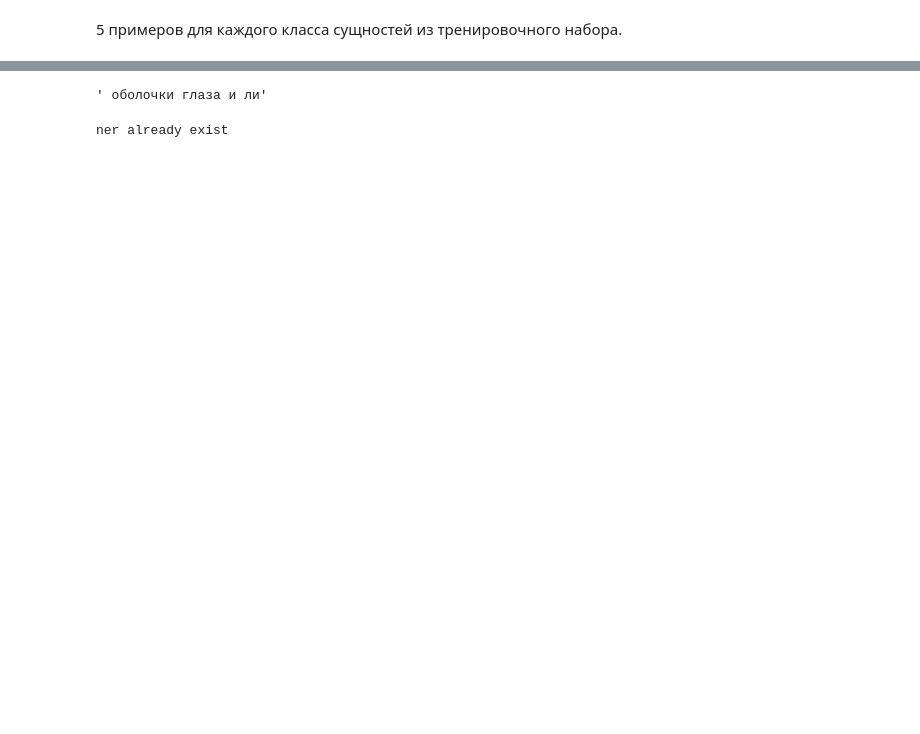
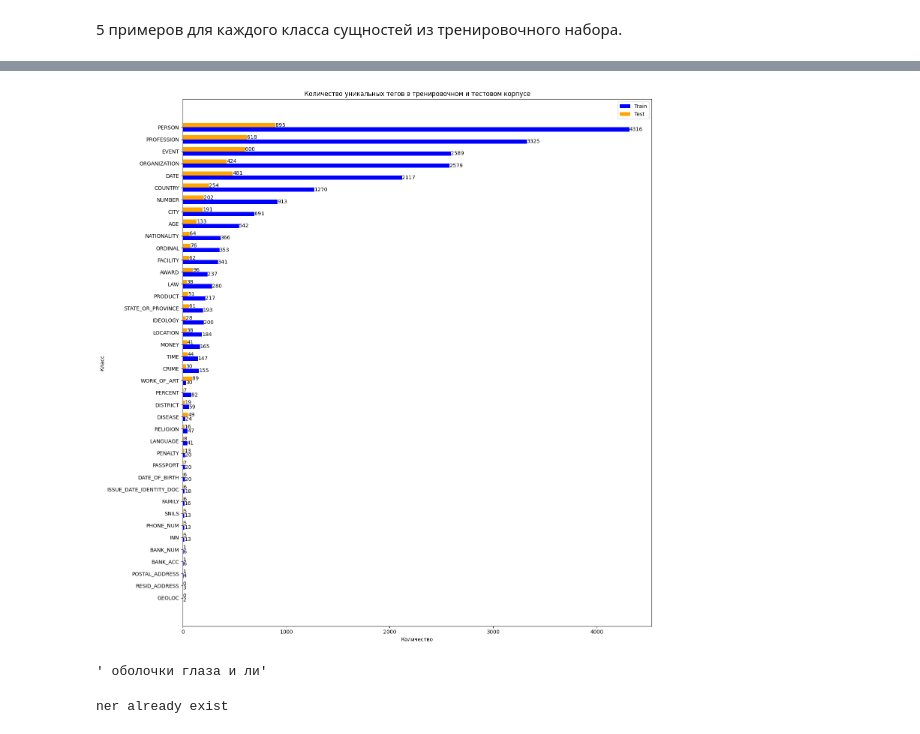
Before and after one commit to vl4xd/hse-personal-data-anonymisation, a Jupyter notebook: spacy_model.ipynb, the cells around one changed output, grey strips where cells are left out. Drawn from its saved outputs; the diff is of its cells as text; code cells hidden in the pictures; blank space fills up the shorter version.

```diff
--- a/spacy_model.ipynb
+++ b/spacy_model.ipynb
@@ -167,5 +252,8 @@ runne_train[0][0]
 # %% [markdown]
 5 примеров для каждого класса сущностей из тренировочного набора.
+# %%
+combined_train = runne_train + mistral_train
+combined_test = runne_test + mistral_test
 # %%
 entity_labels = {
 'AGE':0,
@@ -241,6 +360,7 @@ AGE:
 # %%
-def count_entity_labels(entity_labels):
-    for row in runne_train:
+def count_entity_labels(df_for_spacy):
+    entity_labels_count = {}
+    for row in df_for_spacy:
         for e in row[1]['entities']:
-                entity_labels[e[2]] += 1
-    return entity_labels
+                entity_labels_count[e[2]] = entity_labels_count.get(e[2], 0) + 1
+    return entity_labels_count
@@ -300,3 +367,57 @@ ValueError: Mime type rendering requires nbformat>=4.2.0 but it is not installed
+# %%
+count_ent_train = count_entity_labels(combined_train)
+# %%
+count_ent_test = count_entity_labels(combined_test)
+# %%
+import matplotlib.pyplot as plt
+
+# Получаем уникальные метки из обоих словарей
+unique_labels = sorted(set(count_ent_train.keys()).union(set(count_ent_test.keys())))
+
+# Создаем списки значений для train и test, соответствующие уникальным меткам
+x_train = [count_ent_train.get(label, 0) for label in unique_labels]
+x_test = [count_ent_test.get(label, 0) for label in unique_labels]
+
+# Сортируем метки по суммарному количеству сущностей
+sorted_labels = sorted(unique_labels, key=lambda x: (count_ent_train.get(x, 0) + count_ent_test.get(x, 0)), reverse=False)
+
+# Создаем график
+fig, ax = plt.subplots(figsize=(15, 15))
+
+# Ширина столбцов
+bar_width = 0.35
+
+# Позиции столбцов
+y_pos = range(len(sorted_labels))
+
+# Добавляем столбцы для train
+bars_train = ax.barh(y_pos, [count_ent_train.get(label, 0) for label in sorted_labels], height=bar_width, color='blue', label='Train')
+
+# Добавляем столбцы для test
+bars_test = ax.barh([p + bar_width for p in y_pos], [count_ent_test.get(label, 0) for label in sorted_labels], height=bar_width, color='orange', label='Test')
+
+# Добавляем подписи на столбцы
+for bar in bars_train:
+    width = bar.get_width()
+    ax.text(width, bar.get_y() + bar.get_height() / 2, f'{int(width)}', ha='left', va='center')
+
+for bar in bars_test:
+    width = bar.get_width()
+    ax.text(width, bar.get_y() + bar.get_height() / 2, f'{int(width)}', ha='left', va='center')
+
+# Добавляем подписи и заголовок
+ax.set_title('Количество уникальных тегов в тренировочном и тестовом корпусе')
+ax.set_xlabel('Количество')
+ax.set_ylabel('Класс')
+ax.set_yticks([p + bar_width / 2 for p in y_pos])
+ax.set_yticklabels(sorted_labels)
+ax.legend()
+
+# Показываем график
+plt.tight_layout()
+plt.show()
+# %% [output]
+[figure, added]
 # %%
 runne_train[0][0][424:444]
 # %% [output]
```
Also changed, not shown: parts of 33 cells of this notebook, 2 other files.
